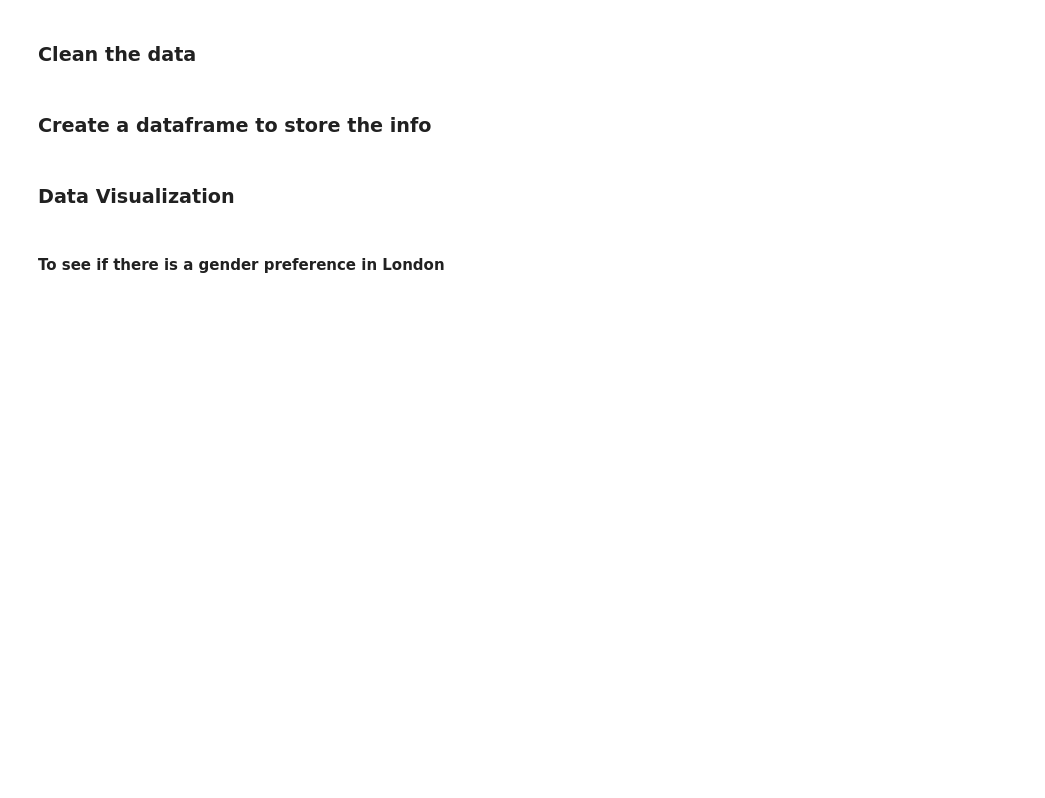
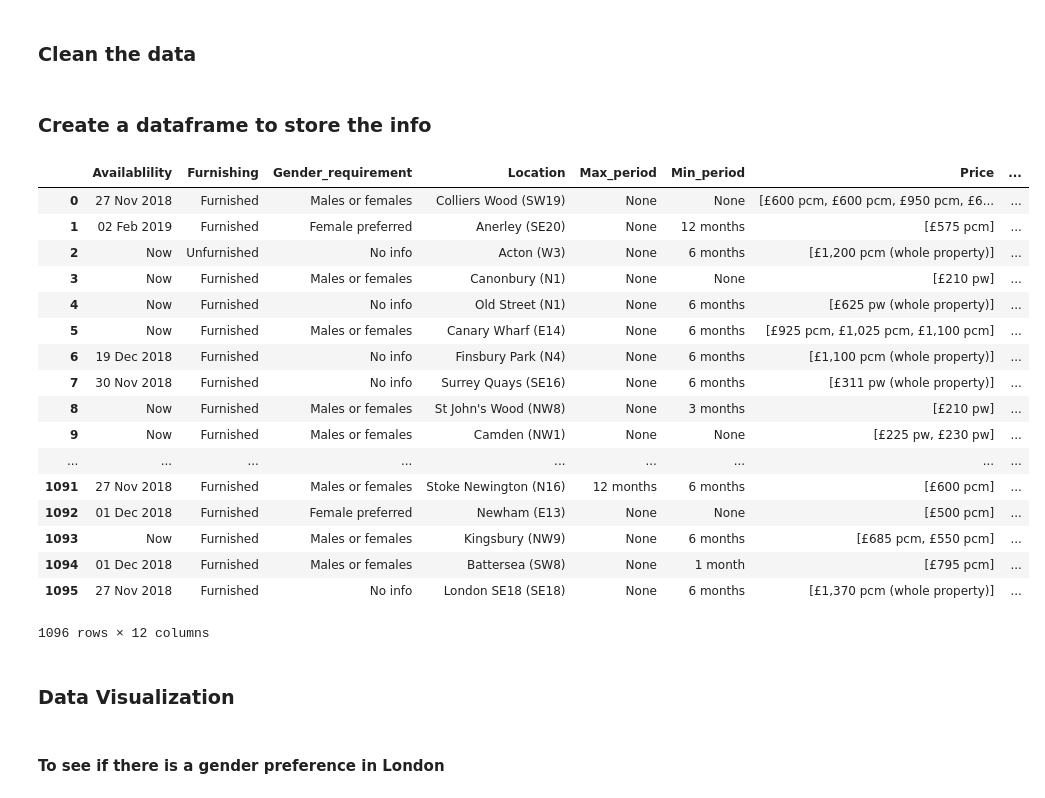
Before and after one commit to lijingxi96/Project, a Jupyter notebook: Group_project.ipynb, the cells around one changed output. Drawn from its saved outputs; the diff is of its cells as text; code cells hidden in the pictures; blank space fills up the shorter version.

Commit message:
Update London.

```diff
--- a/Group_project.ipynb
+++ b/Group_project.ipynb
@@ -104,11 +105,11 @@ def get_details(list_housings):
         try:
             results_page = requests.get(link)
         except:
-            return None
+            continue
         try:
             soup = BeautifulSoup(results_page.content,'lxml')
         except:
-            return None
+            continue
         # Get housing price for each room
         price_list = list()
         if soup.find('ul', class_='room-list'):
@@ -226,6 +227,27 @@ for i in df_info.index:
             break
     list_pos.append(df_info.iloc[i]['Location'][position:].strip('(').strip(')'))
 df_info['Postal_code'] = np.array(list_pos)
+# %%
+df_info
+# %% [output]
+|  | Availablility | Furnishing | Gender_requirement | Location | Max_period | Min_period | Price | ... |
+| 0 | 27 Nov 2018 | Furnished | Males or females | Colliers Wood (SW19) | None | None | [£600 pcm, £600 pcm, £950 pcm, £6... | ... |
+| 1 | 02 Feb 2019 | Furnished | Female preferred | Anerley (SE20) | None | 12 months | [£575 pcm] | ... |
+| 2 | Now | Unfurnished | No info | Acton (W3) | None | 6 months | [£1,200 pcm (whole property)] | ... |
+| 3 | Now | Furnished | Males or females | Canonbury (N1) | None | None | [£210 pw] | ... |
+| 4 | Now | Furnished | No info | Old Street (N1) | None | 6 months | [£625 pw (whole property)] | ... |
+| 5 | Now | Furnished | Males or females | Canary Wharf (E14) | None | 6 months | [£925 pcm, £1,025 pcm, £1,100 pcm] | ... |
+| 6 | 19 Dec 2018 | Furnished | No info | Finsbury Park (N4) | None | 6 months | [£1,100 pcm (whole property)] | ... |
+| 7 | 30 Nov 2018 | Furnished | No info | Surrey Quays (SE16) | None | 6 months | [£311 pw (whole property)] | ... |
+| 8 | Now | Furnished | Males or females | St John's Wood (NW8) | None | 3 months | [£210 pw] | ... |
+| 9 | Now | Furnished | Males or females | Camden (NW1) | None | None | [£225 pw, £230 pw] | ... |
+| ... | ... | ... | ... | ... | ... | ... | ... | ... |
+| 1091 | 27 Nov 2018 | Furnished | Males or females | Stoke Newington (N16) | 12 months | 6 months | [£600 pcm] | ... |
+| 1092 | 01 Dec 2018 | Furnished | Female preferred | Newham (E13) | None | None | [£500 pcm] | ... |
+| 1093 | Now | Furnished | Males or females | Kingsbury (NW9) | None | 6 months | [£685 pcm, £550 pcm] | ... |
+| 1094 | 01 Dec 2018 | Furnished | Males or females | Battersea (SW8) | None | 1 month | [£795 pcm] | ... |
+| 1095 | 27 Nov 2018 | Furnished | No info | London SE18 (SE18) | None | 6 months | [£1,370 pcm (whole property)] | ... |
+1096 rows × 12 columns
 # %% [markdown]
 <h3> Data Visualization
 # %%
```
Also changed, not shown: parts of 5 cells of this notebook.
